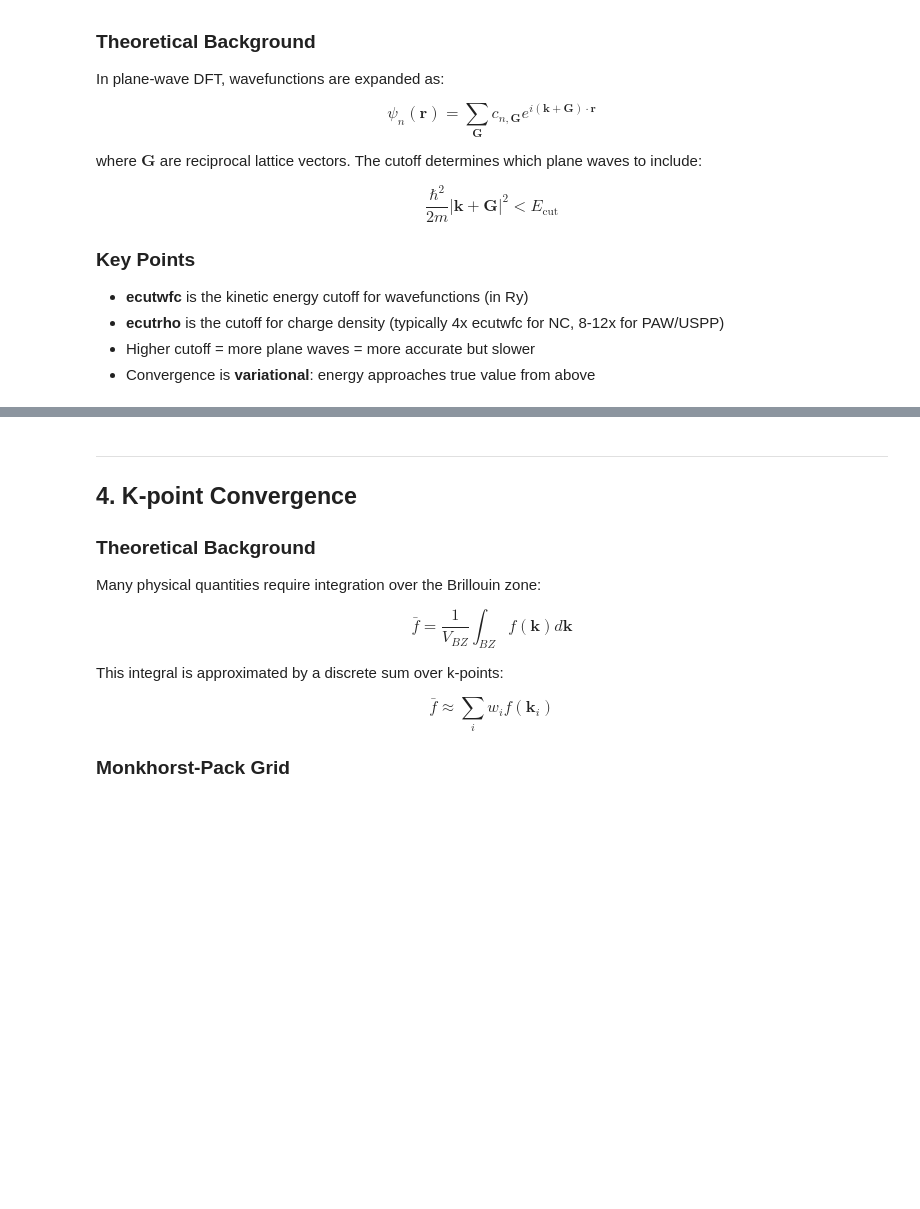
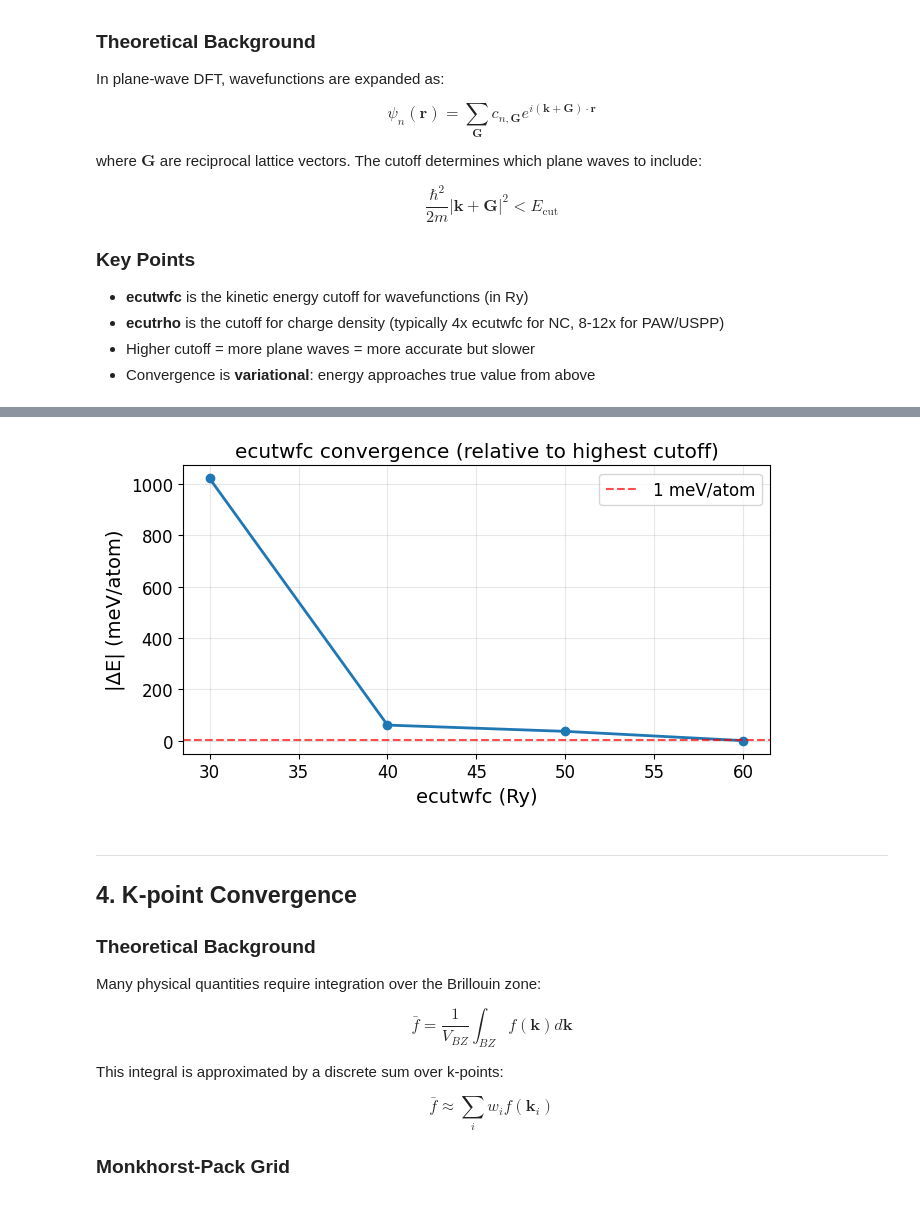
Before and after one commit to Indranil2020/DFT_Tutorial, a Jupyter notebook: qe_workshop_complete/notebooks_enhanced/04_Convergence_Testing.ipynb, the cells around one changed output, grey strips where cells are left out. Drawn from its saved outputs; the diff is of its cells as text; code cells hidden in the pictures; blank space fills up the shorter version.

```diff
--- a/qe_workshop_complete/notebooks_enhanced/04_Convergence_Testing.ipynb
+++ b/qe_workshop_complete/notebooks_enhanced/04_Convergence_Testing.ipynb
@@ -870,3 +1057,29 @@ plt.show()
+# %%
+# Optional: quick single-panel convergence plot
+
+ecut_ok = [r for r in ecutwfc_results if r.get('converged') and r.get('energy_ev_per_atom') is not None]
+
+if len(ecut_ok) >= 2:
+    ecutwfc_arr = np.array([r['ecutwfc'] for r in ecut_ok])
+    energy_arr = np.array([r['energy_ev_per_atom'] for r in ecut_ok])
+
+    E_ref = energy_arr[-1]
+    delta_E = (energy_arr - E_ref) * 1000
+
+    fig, ax = plt.subplots(figsize=(7, 4))
+    ax.plot(ecutwfc_arr, np.abs(delta_E), 'o-', linewidth=2)
+    ax.axhline(1.0, color='r', linestyle='--', alpha=0.7, label='1 meV/atom')
+    ax.set_xlabel('ecutwfc (Ry)')
+    ax.set_ylabel('|ΔE| (meV/atom)')
+    ax.set_title('ecutwfc convergence (relative to highest cutoff)')
+    ax.grid(True, alpha=0.3)
+    ax.legend()
+    plt.tight_layout()
+    plt.show()
+else:
+    print("⚠ Not enough converged ecutwfc points for quick plot.")
+# %% [output]
+[figure, added]
 # %% [markdown]
 ---
 
```
Also changed, not shown: parts of 32 cells of this notebook, 12 other files.
